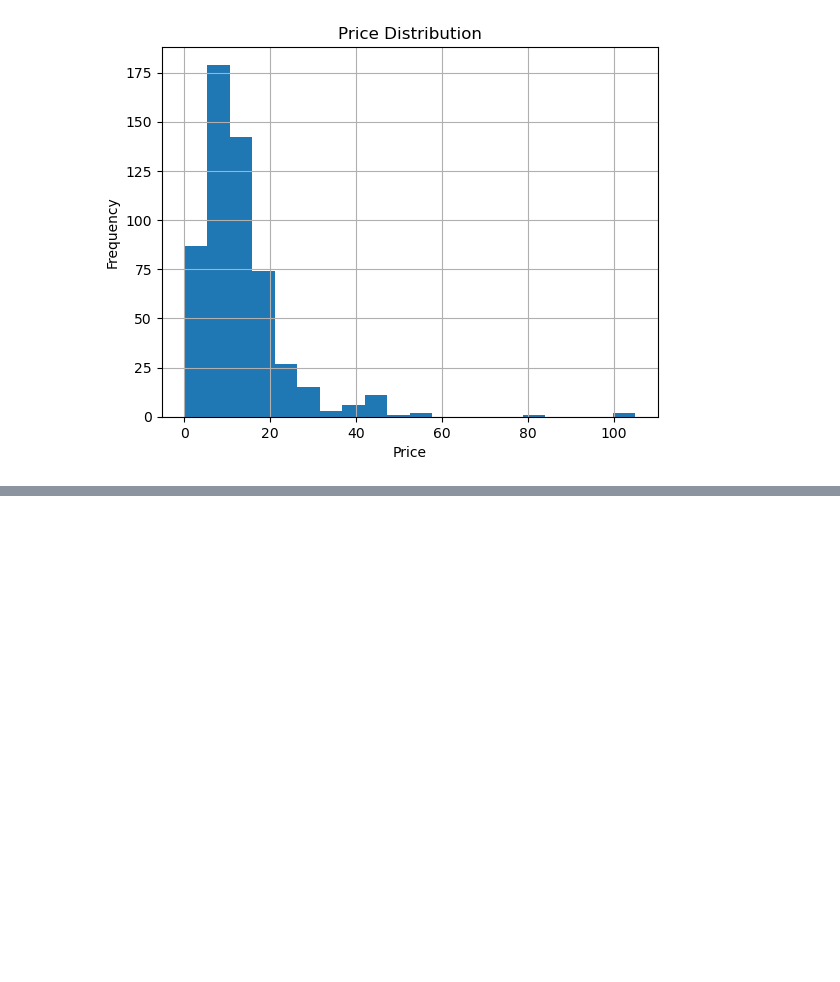
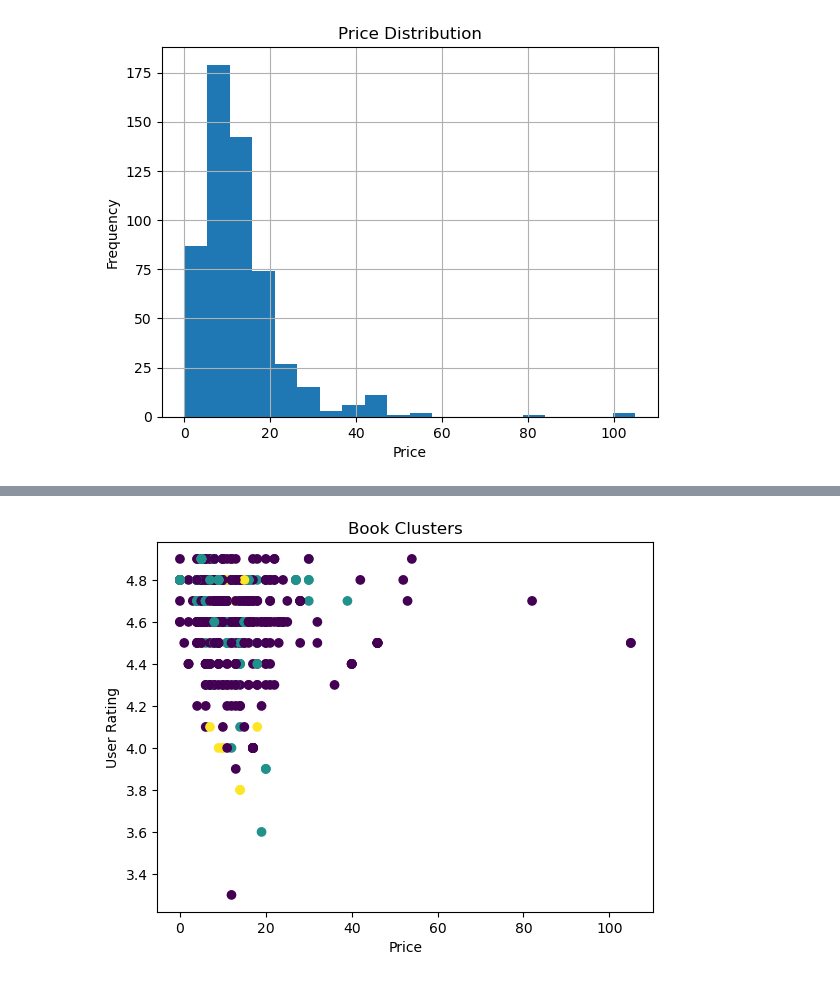
Before and after one commit to NipuliniJ/Book-Analysis-Project, a Jupyter notebook: analysis.ipynb, the cells around one changed output, grey strips where cells are left out. Saved outputs shown, nothing was run; the diff lists cells and outputs as text; code cells hidden in the pictures; blank space fills up the shorter version.

Commit message:
Added EDA and Clustering Analysis

```diff
--- a/analysis.ipynb
+++ b/analysis.ipynb
@@ -79,0 +109,2 @@ plt.show
+# %%
+X=df[["Price","User_Rating","Reviews"]]
@@ -79,0 +113,3 @@ plt.show
+# %%
+kmeans = KMeans(n_clusters=3, random_state=42)
+df["Cluster"] = kmeans.fit_predict(X)
@@ -79,0 +151,10 @@ plt.show
+# %%
+import matplotlib.pyplot as plt
+
+plt.scatter(df["Price"], df["User_Rating"], c=df["Cluster"])
+plt.xlabel("Price")
+plt.ylabel("User Rating")
+plt.title("Book Clusters")
+plt.show()
+# %% [output]
+[figure, added]
```
Also changed, not shown: parts of 11 cells of this notebook.
